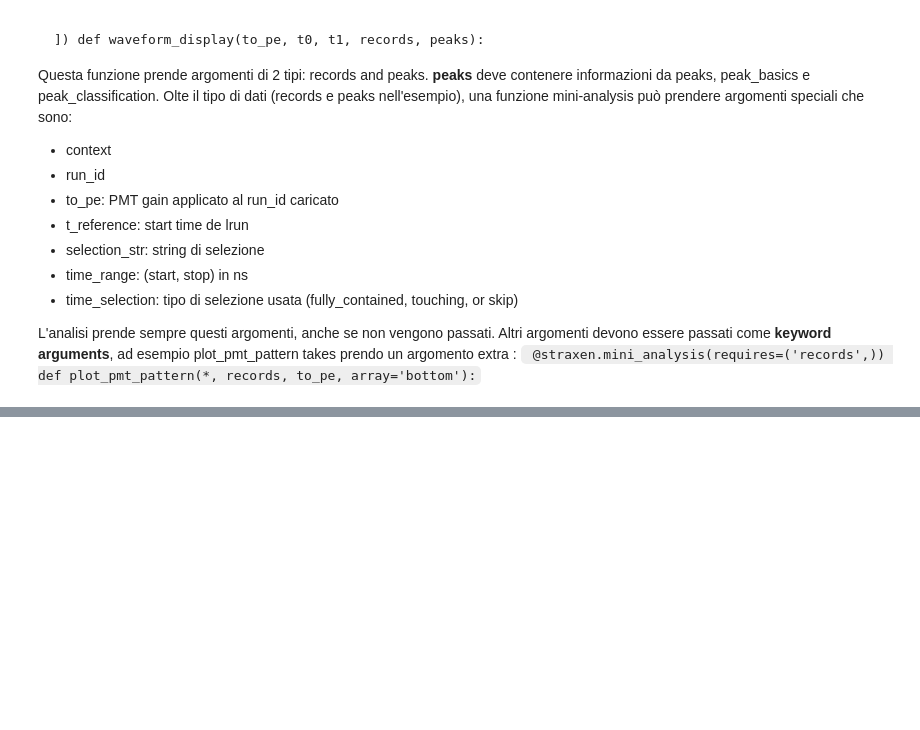
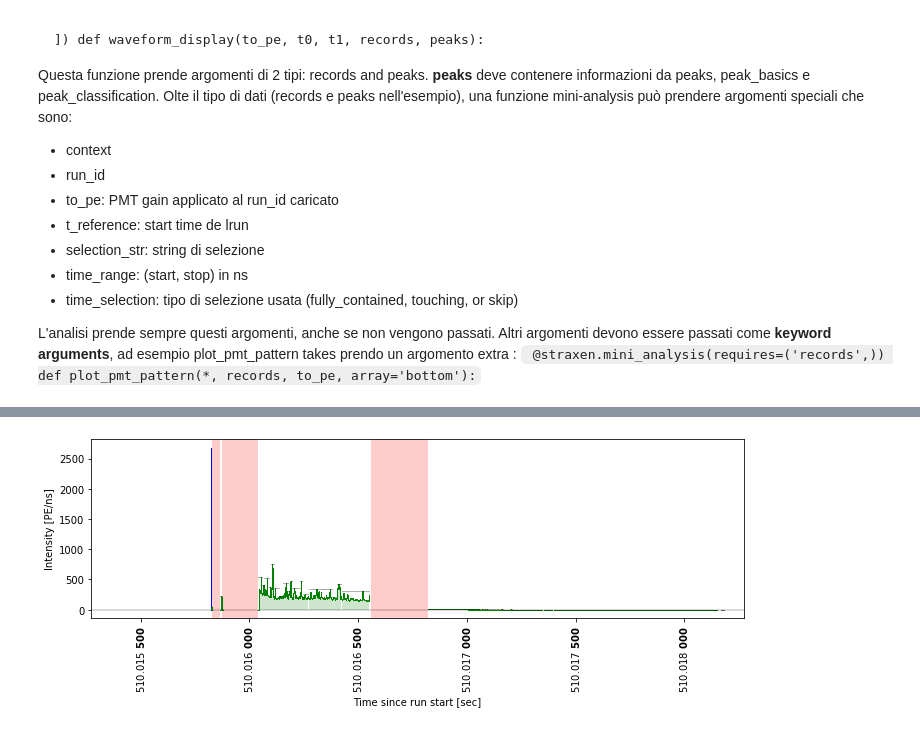
Before and after one commit to valerioda/xenon-note, a Jupyter notebook: straxferno/3-LoadData-MiniAnalysis.ipynb, the cells around one changed output, grey strips where cells are left out. Cells and saved outputs as stored; diff of their text form; code cells hidden in the pictures; blank space fills up the shorter version.

```diff
--- a/straxferno/3-LoadData-MiniAnalysis.ipynb
+++ b/straxferno/3-LoadData-MiniAnalysis.ipynb
@@ -62,0 +118,19 @@ L'analisi prende sempre questi argomenti, anche se non vengono passati. Altri ar
+# %%
+def plot_vetos(vetos, t0):
+    def normalize_time(t):
+        return (t - t0) / int(1e9)
+
+    for veto in vetos:
+        plt.axvspan(
+            normalize_time(veto['time']),
+            normalize_time(strax.endtime(veto)),
+            color='r', alpha=0.2, linewidth=0)
+
+t0 = st.estimate_run_start(background_run)
+vetos = st.get_array(background_run, 'veto_regions', time_range=window)
+# %%
+st.plot_waveform(background_run, time_range=window)
+
+plot_vetos(vetos, t0)
+# %% [output]
+[figure, added]
```
Also changed, not shown: parts of 19 cells of this notebook, 5 other files.
